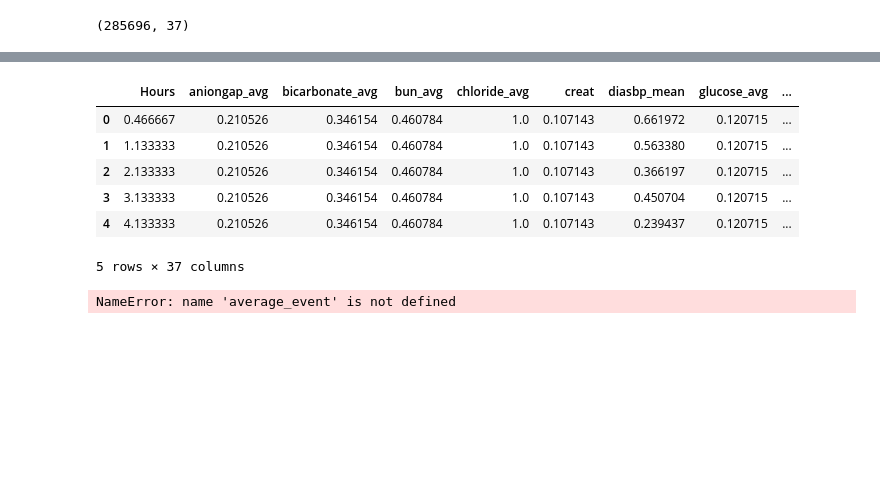
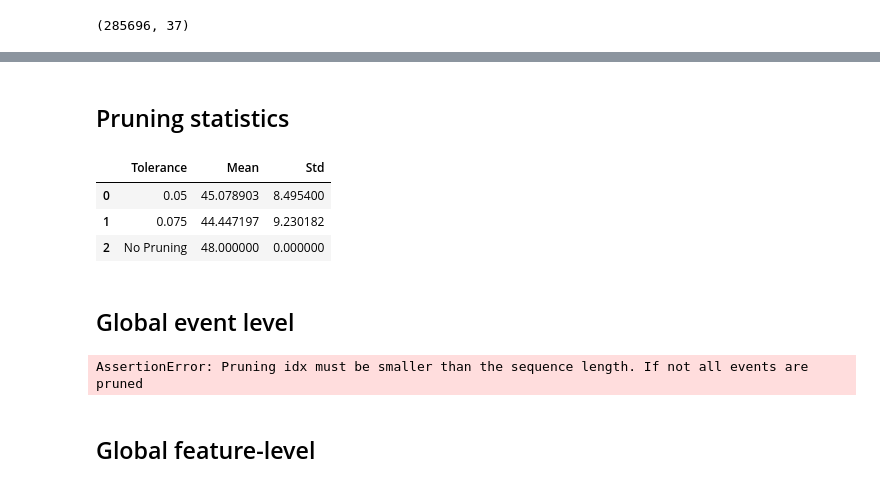
Before and after one commit to charicf/DoctorDisease2.0_AKI, a Jupyter notebook: ml_model/Explainability.ipynb, the cells around one changed output, grey strips where cells are left out. Saved outputs shown, nothing was run; the diff lists cells and outputs as text; code cells hidden in the pictures; blank space fills up the shorter version.

```diff
--- a/ml_model/Explainability.ipynb
+++ b/ml_model/Explainability.ipynb
@@ -648,12 +653,28 @@ from timeshap.explainer import global_report
+# %% [markdown]
+## Pruning statistics
 # %%
+schema = schema = list(pos_dataset.columns)
 sequence_id_feat = 'instance'
 time_feat = 'Hours'
-# %% [output]
-|  | Hours | aniongap_avg | bicarbonate_avg | bun_avg | chloride_avg | creat | diasbp_mean | glucose_avg | ... |
-| 0 | 0.466667 | 0.210526 | 0.346154 | 0.460784 | 1.0 | 0.107143 | 0.661972 | 0.120715 | ... |
-| 1 | 1.133333 | 0.210526 | 0.346154 | 0.460784 | 1.0 | 0.107143 | 0.563380 | 0.120715 | ... |
-| 2 | 2.133333 | 0.210526 | 0.346154 | 0.460784 | 1.0 | 0.107143 | 0.366197 | 0.120715 | ... |
-| 3 | 3.133333 | 0.210526 | 0.346154 | 0.460784 | 1.0 | 0.107143 | 0.450704 | 0.120715 | ... |
-| 4 | 4.133333 | 0.210526 | 0.346154 | 0.460784 | 1.0 | 0.107143 | 0.239437 | 0.120715 | ... |
-5 rows × 37 columns
+# %%
+pruning_dict = {'tol': [0.05, 0.075], 'path': 'outputs/prun_all.csv'}
+prun_indexes = prune_all(f_hs, pos_dataset, pruning_dict, average_event, model_features, schema, sequence_id_feat, time_feat)
+pruning_stats = pruning_statistics(prun_indexes, pruning_dict.get('tol'))
+pruning_stats
+# %% [output]
+|  | Tolerance | Mean | Std |
+| 0 | 0.05 | 45.078903 | 8.495400 |
+| 1 | 0.075 | 44.447197 | 9.230182 |
+| 2 | No Pruning | 48.000000 | 0.000000 |
+# %% [markdown]
+## Global event level
+# %%
+event_dict = {'path': 'outputs/event_all.csv', 'rs': 42, 'nsamples': 32000}
+event_data = event_explain_all(f_hs, pos_dataset, event_dict, prun_indexes, average_event, model_features, schema, sequence_id_feat, time_feat)
+event_global_plot = plot_global_event(event_data)
+event_global_plot
+# %% [output]
+AssertionError: Pruning idx must be smaller than the sequence length. If not all events are pruned
+# %% [markdown]
+## Global feature-level
 # %%
@@ -667,10 +684,0 @@ prun_stats
-# %%
-pos_dataset = df_testdata[df_testdata['label'] == 1]
-schema = schema = list(pos_dataset.columns)
-pruning_dict = {'tol': [0.05, 0.075], 'path': 'outputs/prun_all.csv'}
-event_dict = {'path': 'outputs/event_all.csv', 'rs': 42, 'nsamples': 32000}
-feature_dict = {'path': 'outputs/feature_all.csv', 'rs': 42, 'nsamples': 32000, 'feature_names': model_features, 'plot_features': plot_features,}
-prun_stats, global_plot = global_report(f_hs, pos_dataset, pruning_dict, event_dict, feature_dict, average_event, model_features, schema, sequence_id_feat, time_feat)
-prun_stats
-# %% [output]
-NameError: name 'average_event' is not defined
```
Also changed, not shown: parts of 26 cells of this notebook.
